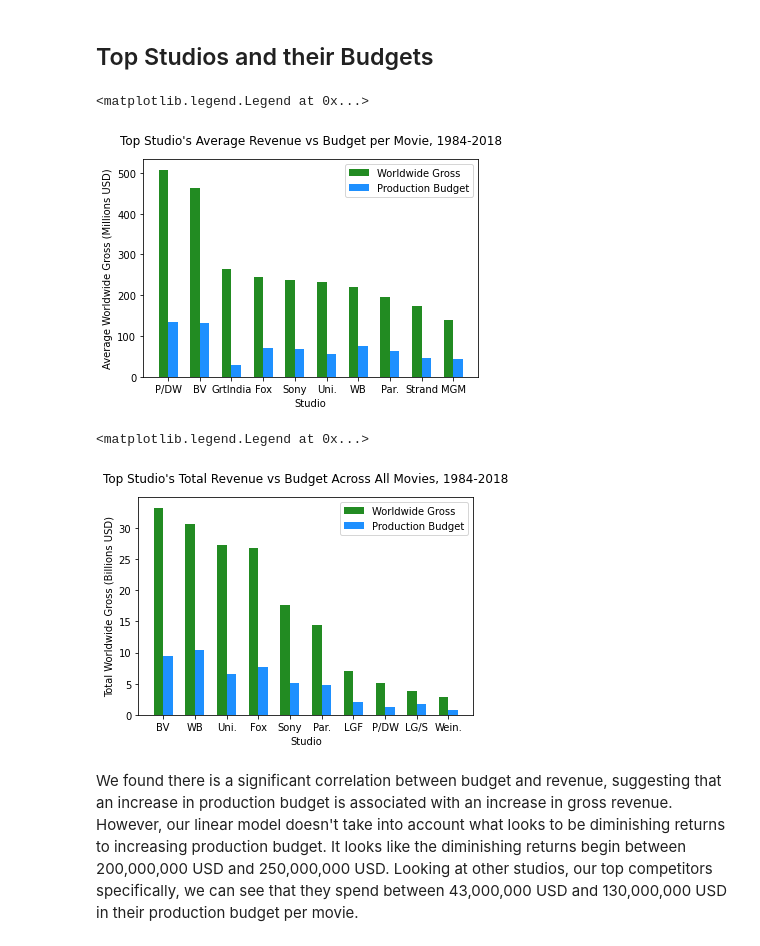
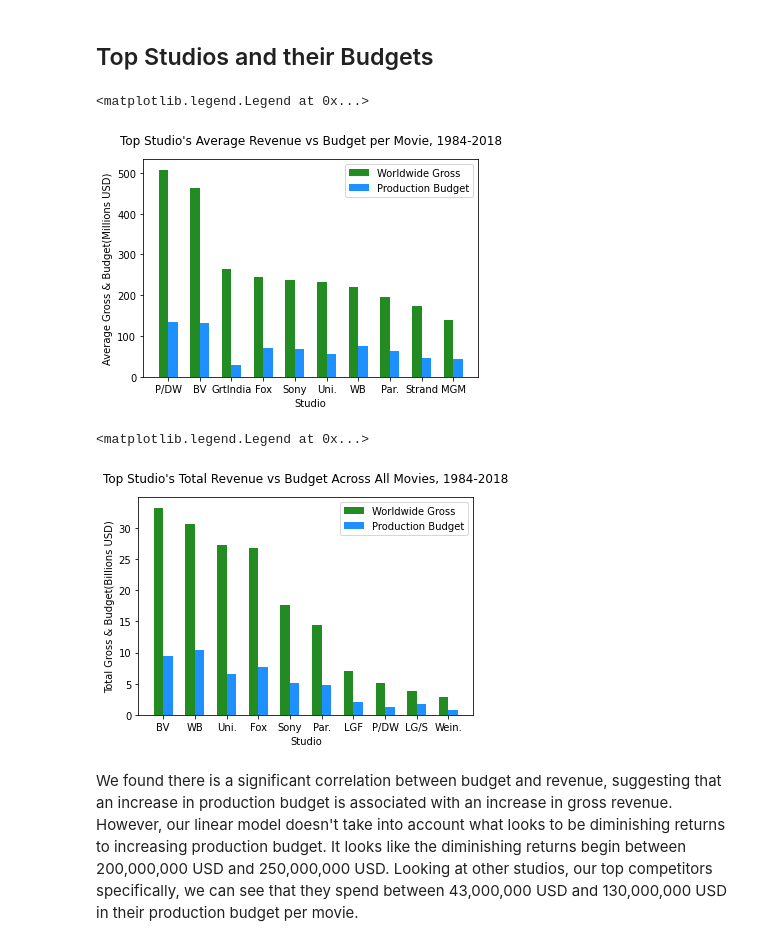
Before and after one commit to tramsay-deloitte/Dollywood, a Jupyter notebook: Final Notebook - AI Academy Capstone.ipynb, the cells around one changed output. Saved outputs shown, nothing was run; the diff lists cells and outputs as text; code cells hidden in the pictures.

Commit message:
Fixed y axis on studios plot

```diff
--- a/Final Notebook - AI Academy Capstone.ipynb
+++ b/Final Notebook - AI Academy Capstone.ipynb
@@ -662,22 +662,22 @@ Given our time constraints and the scope of this project, we were unable to make
 # %%
 w=0.3
 x = list(top_studios['studio'])
 worldwide_gross = list(top_studios['worldwide_grossINT'])
 production_budget = list(top_studios['production_budgetINT'])
 
 bar1 = np.arange(len(x))
 bar2 = [i+w for i in bar1]
 
 plt.bar(bar1,worldwide_gross,w,label='Worldwide Gross', color = 'forestgreen')
 plt.bar(bar2,production_budget,w,label='Production Budget', color = 'dodgerblue')
 plt.title("Top Studio's Average Revenue vs Budget per Movie, 1984-2018", pad = 15)
 plt.xticks(bar1+w/2,x)
 plt.xlabel('Studio')
-plt.ylabel('Average Worldwide Gross (Millions USD)')
+plt.ylabel('Average Gross & Budget(Millions USD)')
 plt.legend()
 # %% [output]
 <matplotlib.legend.Legend at 0x...>
-[figure, old version]
+[figure, new version]
 # %%
 w=0.3
 x = list(top_studios_total['studio'])
@@ -692,11 +692,11 @@ plt.bar(bar2,(production_budget),w,label='Production Budget', color = 'dodgerblu
 plt.title("Top Studio's Total Revenue vs Budget Across All Movies, 1984-2018", pad = 15)
 plt.xticks(bar1+w/2,x)
 plt.xlabel('Studio')
-plt.ylabel('Total Worldwide Gross (Billions USD)')
+plt.ylabel('Total Gross & Budget(Billions USD)')
 plt.legend()
 # %% [output]
 <matplotlib.legend.Legend at 0x...>
-[figure, old version]
+[figure, new version]
 # %% [markdown]
 We found there is a significant correlation between budget and revenue, suggesting that an increase in production budget is associated with an increase in gross revenue. However, our linear model doesn't take into account what looks to be diminishing returns to increasing production budget. It looks like the diminishing returns begin between 200,000,000 USD and 250,000,000 USD. Looking at other studios, our top competitors specifically, we can see that they spend between 43,000,000 USD and 130,000,000 USD in their production budget per movie.
 # %% [markdown]
```
Also changed, not shown: parts of 2 cells of this notebook.
